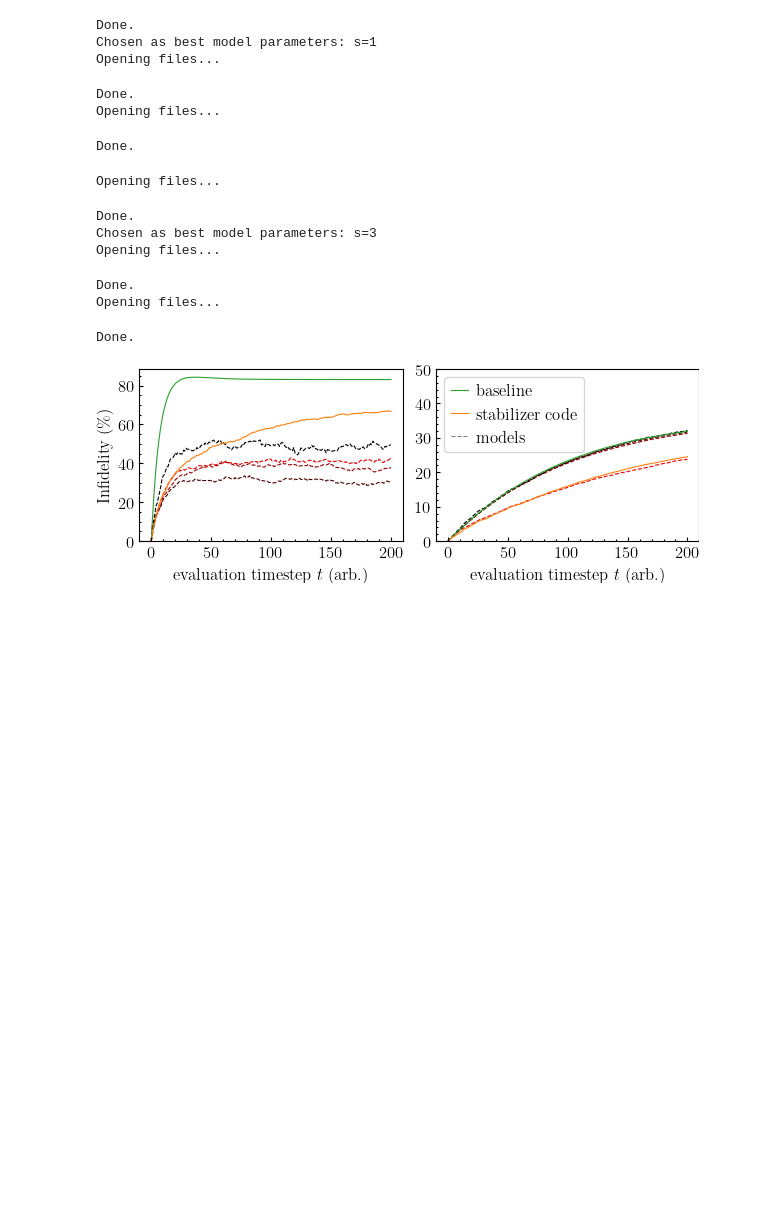
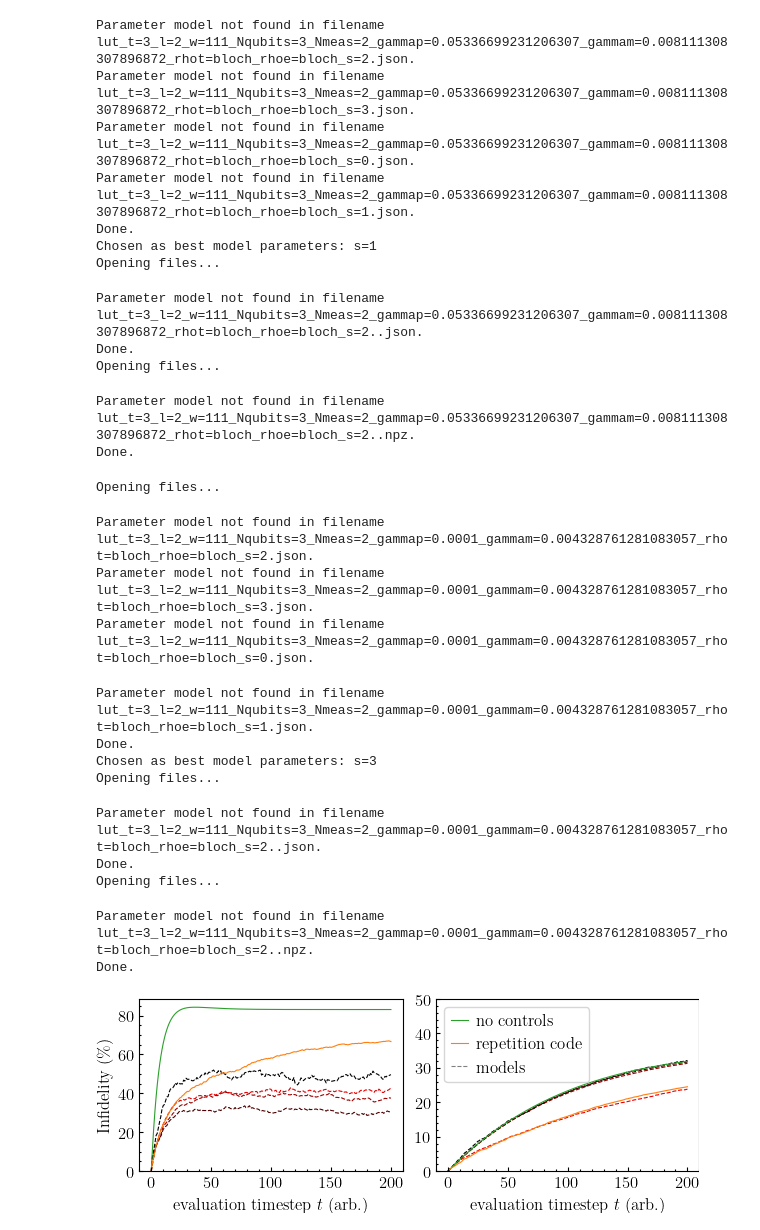
Before and after one commit to Detheg/fgrape-on-ising-1D, a Jupyter notebook: example_O/plot_specific_system.ipynb, the cells around one changed output. Saved outputs shown, nothing was run; the diff lists cells and outputs as text; code cells hidden in the pictures; blank space fills up the shorter version.

```diff
--- a/example_O/plot_specific_system.ipynb
+++ b/example_O/plot_specific_system.ipynb
@@ -49,36 +49,48 @@ for i, ((gamma_p, gamma_m), ax) in enumerate(zip(gamma_pairs, axs)):
 
     ax.set_xlabel("$\\textrm{evaluation timestep }t\\textrm{ (arb.)}$")
 
-    ax.plot((1 - fidelities_mat_base[0])*100, label="$\\textrm{baseline}$", color="C2", zorder=1)
-    ax.plot((1 - fidelities_mat_stab[0])*100, label="$\\textrm{stabilizer code}$", color="C1", zorder=1)
+    ax.plot((1 - fidelities_mat_base[0])*100, label="$\\textrm{no controls}$", color="C2", zorder=1)
+    ax.plot((1 - fidelities_mat_stab[0])*100, label="$\\textrm{repetition code}$", color="C1", zorder=1)
 
     for fidelities, p in zip(fidelities_mat, params_each):
         red = 0. + 0.9 * (p['s'] / max(params_grouped['s']))
         ax.plot((1 - fidelities)*100, color = (red, 0, 0), zorder=0, ls = '--')
 
     ax.set_ylim(ymin=0)
     plt.tight_layout()
 
 axs[0].set_ylabel("$\\textrm{Infidelity (\\%)}$")
 axs[1].set_ylim(0,50)
 axs[1].plot([], [], color="grey", label="$\\textrm{models}$", ls='--')
 axs[1].legend(loc="upper left", ncol=1)
 
 plt.subplots_adjust(wspace=0.125, hspace=0)
 fig.savefig(f"{dir_}/specific_system_gamma_p={gamma_p}_gamma_m={gamma_m}.svg")
 # %% [output]
 Opening files...
+Parameter model not found in filename lut_t=3_l=2_w=111_Nqubits=3_Nmeas=2_gammap=0.05336699231206307_gammam=0.008111308307896872_rhot=bloch_rhoe=bloch_s=2.json.
+Parameter model not found in filename lut_t=3_l=2_w=111_Nqubits=3_Nmeas=2_gammap=0.05336699231206307_gammam=0.008111308307896872_rhot=bloch_rhoe=bloch_s=3.json.
+Parameter model not found in filename lut_t=3_l=2_w=111_Nqubits=3_Nmeas=2_gammap=0.05336699231206307_gammam=0.008111308307896872_rhot=bloch_rhoe=bloch_s=0.json.
+Parameter model not found in filename lut_t=3_l=2_w=111_Nqubits=3_Nmeas=2_gammap=0.05336699231206307_gammam=0.008111308307896872_rhot=bloch_rhoe=bloch_s=1.json.
 Done.
 Chosen as best model parameters: s=1
 Opening files...
+Parameter model not found in filename lut_t=3_l=2_w=111_Nqubits=3_Nmeas=2_gammap=0.05336699231206307_gammam=0.008111308307896872_rhot=bloch_rhoe=bloch_s=2..json.
 Done.
 Opening files...
+Parameter model not found in filename lut_t=3_l=2_w=111_Nqubits=3_Nmeas=2_gammap=0.05336699231206307_gammam=0.008111308307896872_rhot=bloch_rhoe=bloch_s=2..npz.
 Done.
 Opening files...
-Done.
-Chosen as best model parameters: s=3
-Opening files...
+Parameter model not found in filename lut_t=3_l=2_w=111_Nqubits=3_Nmeas=2_gammap=0.0001_gammam=0.004328761281083057_rhot=bloch_rhoe=bloch_s=2.json.
+Parameter model not found in filename lut_t=3_l=2_w=111_Nqubits=3_Nmeas=2_gammap=0.0001_gammam=0.004328761281083057_rhot=bloch_rhoe=bloch_s=3.json.
+Parameter model not found in filename lut_t=3_l=2_w=111_Nqubits=3_Nmeas=2_gammap=0.0001_gammam=0.004328761281083057_rhot=bloch_rhoe=bloch_s=0.json.
+Parameter model not found in filename lut_t=3_l=2_w=111_Nqubits=3_Nmeas=2_gammap=0.0001_gammam=0.004328761281083057_rhot=bloch_rhoe=bloch_s=1.json.
 Done.
+Chosen as best model parameters: s=3
 Opening files...
+Parameter model not found in filename lut_t=3_l=2_w=111_Nqubits=3_Nmeas=2_gammap=0.0001_gammam=0.004328761281083057_rhot=bloch_rhoe=bloch_s=2..json.
 Done.
+Opening files...
+Parameter model not found in filename lut_t=3_l=2_w=111_Nqubits=3_Nmeas=2_gammap=0.0001_gammam=0.004328761281083057_rhot=bloch_rhoe=bloch_s=2..npz.
+Done.
-[figure, old version]
+[figure, new version]
```
Also changed, not shown: 8 other files.
